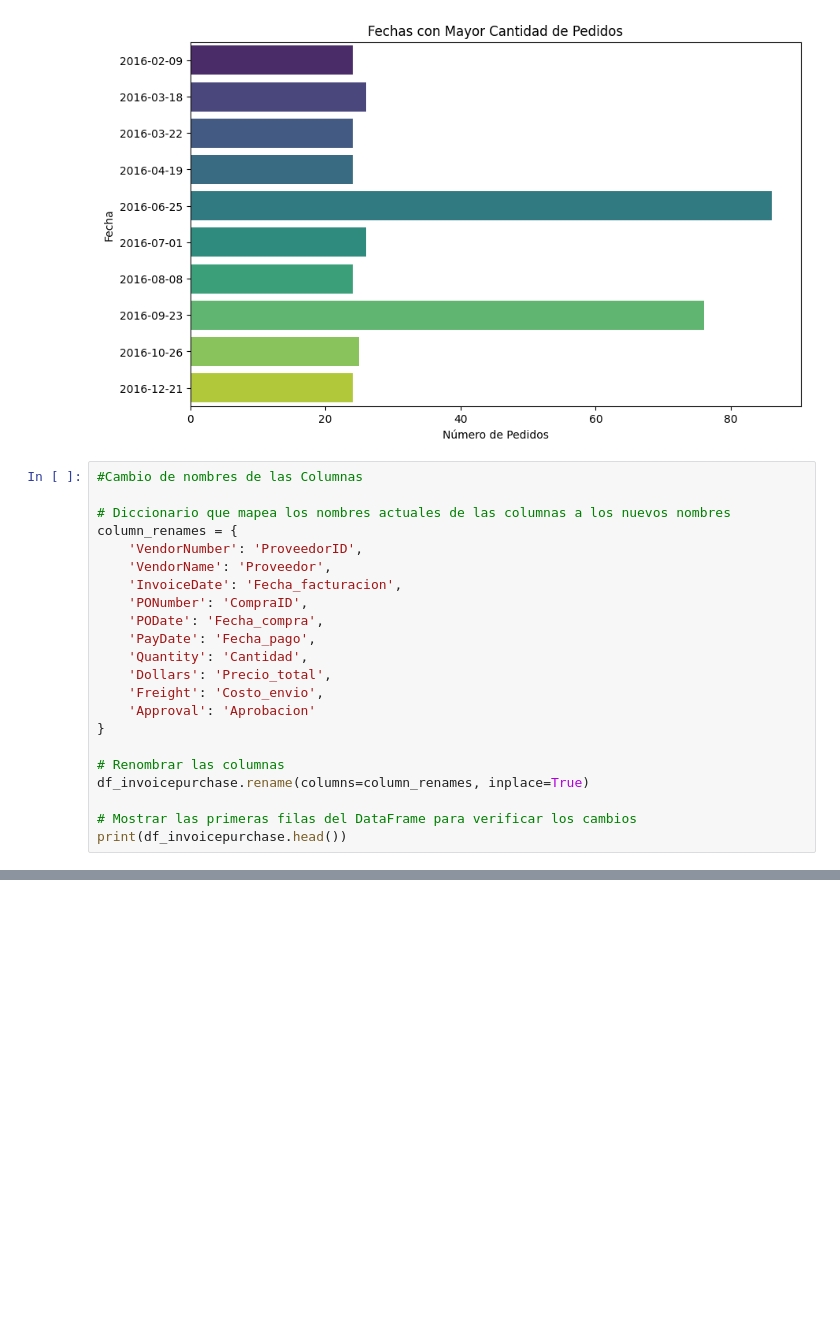
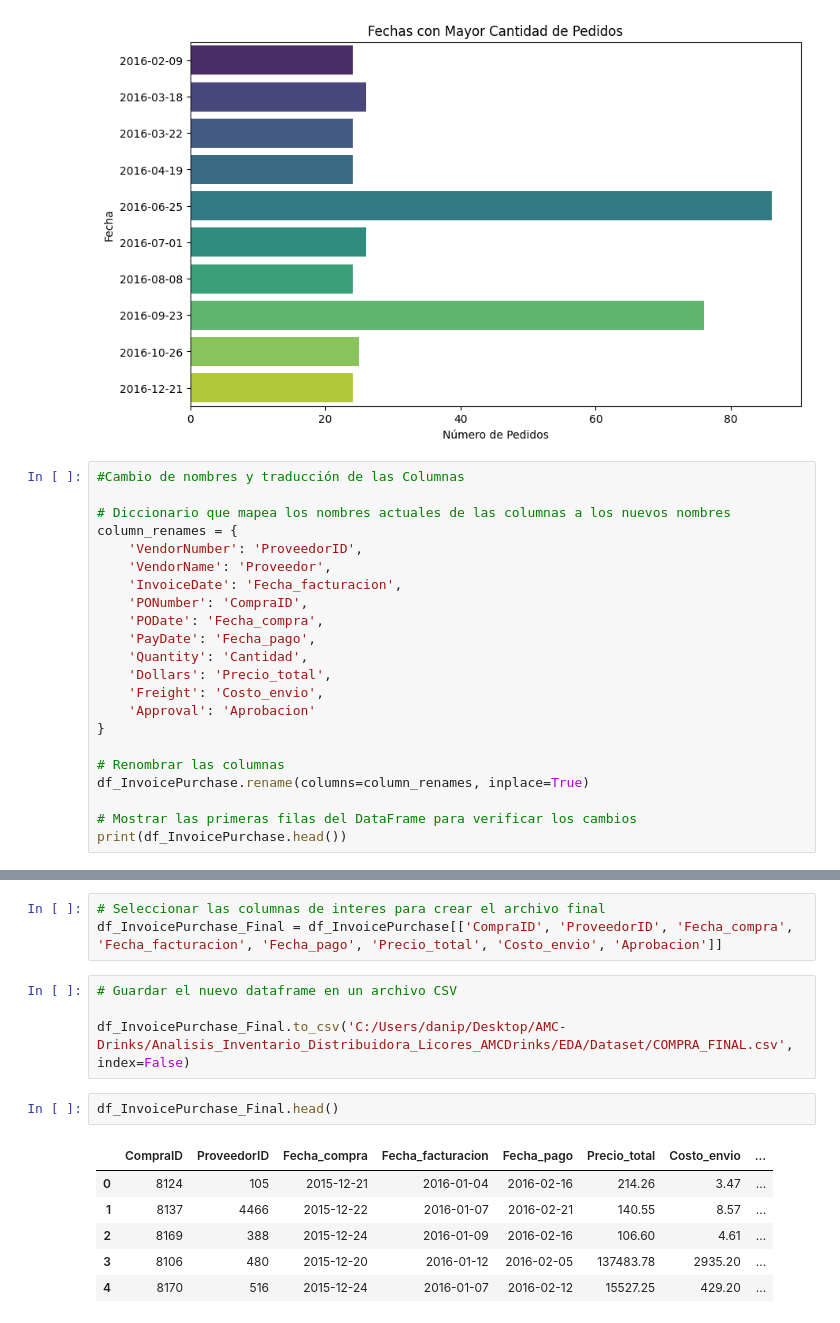
Before and after one commit to danipars/Analisis_Inventario_Distribuidora_Licores_AMCDrinks, a Jupyter notebook: EDA/PurchacesInvoice.ipynb, the cells around one changed output, grey strips where cells are left out. Cells and saved outputs as stored; diff of their text form; blank space fills up the shorter version.

Commit message:
Save Archivo COMPRA_FINAL CSV

```diff
--- a/EDA/PurchacesInvoice.ipynb
+++ b/EDA/PurchacesInvoice.ipynb
@@ -480,7 +480,7 @@ Passing `palette` without assigning `hue` is deprecated and will be removed in v
   sns.barplot(x=top_10_fechas_sorted.values, y=top_10_fechas_sorted.index, palette= 'viridis')
 [figure]
 # %%
-#Cambio de nombres de las Columnas
+#Cambio de nombres y traducción de las Columnas
 
 # Diccionario que mapea los nombres actuales de las columnas a los nuevos nombres
 column_renames = {
@@ -497,7 +497,7 @@ column_renames = {
 }
 
 # Renombrar las columnas
-df_invoicepurchase.rename(columns=column_renames, inplace=True)
+df_InvoicePurchase.rename(columns=column_renames, inplace=True)
 
 # Mostrar las primeras filas del DataFrame para verificar los cambios
-print(df_invoicepurchase.head())
+print(df_InvoicePurchase.head())
@@ -503,0 +518,16 @@ print(df_invoicepurchase.head())
+# %%
+# Seleccionar las columnas de interes para crear el archivo final
+df_InvoicePurchase_Final = df_InvoicePurchase[['CompraID', 'ProveedorID', 'Fecha_compra', 'Fecha_facturacion', 'Fecha_pago', 'Precio_total', 'Costo_envio', 'Aprobacion']]
+# %%
+# Guardar el nuevo dataframe en un archivo CSV
+
+df_InvoicePurchase_Final.to_csv('C:/Users/danip/Desktop/AMC-Drinks/Analisis_Inventario_Distribuidora_Licores_AMCDrinks/EDA/Dataset/COMPRA_FINAL.csv', index=False)
+# %%
+df_InvoicePurchase_Final.head()
+# %% [output]
+|  | CompraID | ProveedorID | Fecha_compra | Fecha_facturacion | Fecha_pago | Precio_total | Costo_envio | ... |
+| 0 | 8124 | 105 | 2015-12-21 | 2016-01-04 | 2016-02-16 | 214.26 | 3.47 | ... |
+| 1 | 8137 | 4466 | 2015-12-22 | 2016-01-07 | 2016-02-21 | 140.55 | 8.57 | ... |
+| 2 | 8169 | 388 | 2015-12-24 | 2016-01-09 | 2016-02-16 | 106.60 | 4.61 | ... |
+| 3 | 8106 | 480 | 2015-12-20 | 2016-01-12 | 2016-02-05 | 137483.78 | 2935.20 | ... |
+| 4 | 8170 | 516 | 2015-12-24 | 2016-01-07 | 2016-02-12 | 15527.25 | 429.20 | ... |
```
Also changed, not shown: parts of 1 cell of this notebook.
